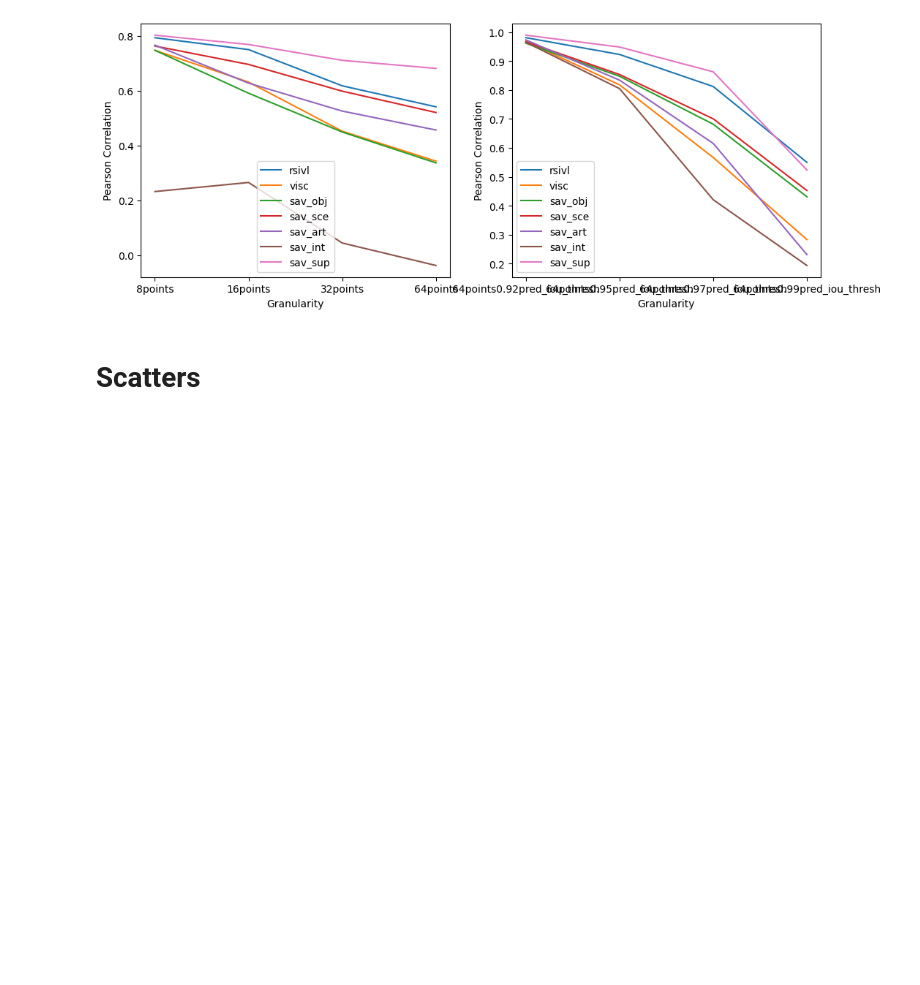
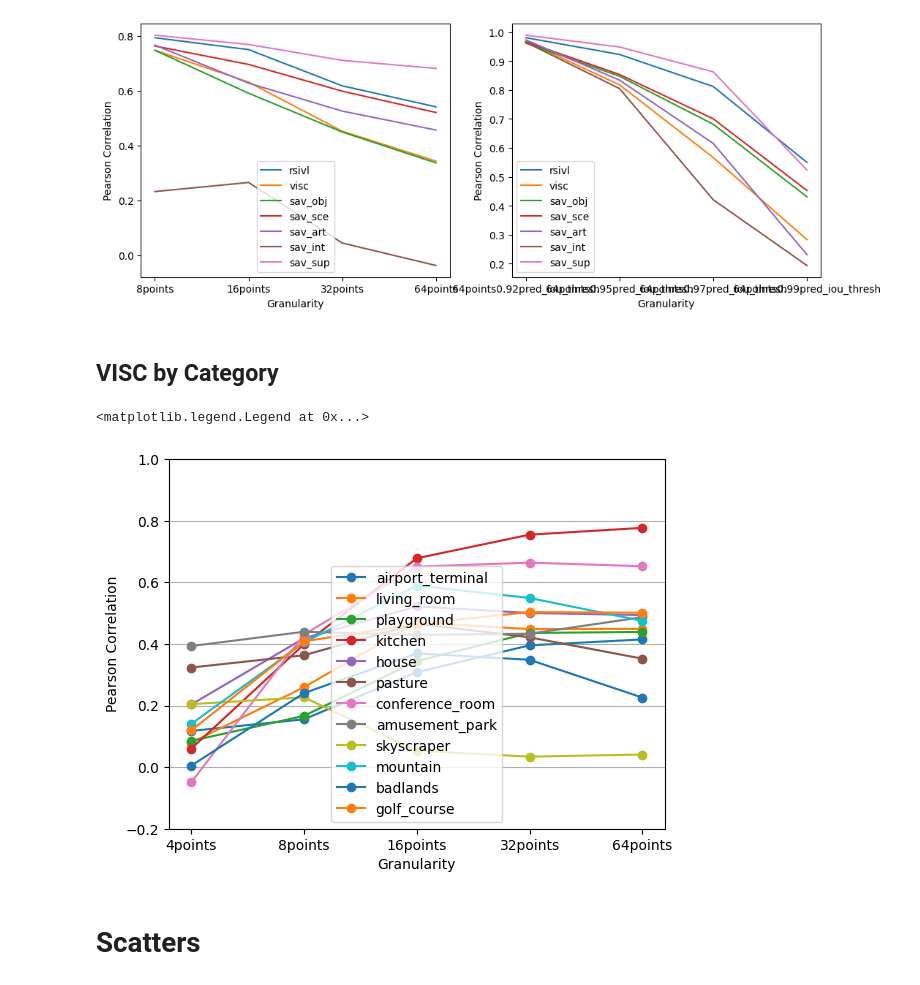
Before and after one commit to shenkev/segment-anything, a Jupyter notebook: analysis/complexity.ipynb, the cells around one changed output. Cells and saved outputs as stored; diff of their text form; code cells hidden in the pictures; blank space fills up the shorter version.

Commit message:
Added correlation plots for viscsc by image category

```diff
--- a/analysis/complexity.ipynb
+++ b/analysis/complexity.ipynb
@@ -132,6 +132,41 @@ plot_column_against_others("complexity")
 plot_column_against_others("4points", "64points0.88pred_iou_thresh")
 # %% [output]
 [figure]
+# %% [markdown]
+## VISC by Category
+# %%
+import json
+with open('/ptmp/tshen/shared/VISCHEMA_SUN/file_categories.json', 'r') as f:
+    file_to_cats = json.load(f)
+# %%
+data['visc']['category'] = data['visc']['filename'].map(file_to_cats)
+# %%
+corr_cat = {}
+
+for c in data['visc']['category'].unique():
+
+    corr_cat[c] = {}
+    columns = ['complexity'] + levels
+
+    for i in range(len(columns)):
+        corr_cat[c][columns[i]] = {}
+        for j in range(i+1, len(columns)):
+            df = data['visc']
+            df = df[df['category'] == c]
+            corr_cat[c][columns[i]][columns[j]] = stats.pearsonr(df[columns[i]], df[columns[j]])
+# %%
+plt.figure()
+for c in data['visc']['category'].unique():
+    plt.plot(corr_cat[c]['complexity'].keys(), [x.statistic for x in corr_cat[c]['complexity'].values()], label=c, marker='o')
+
+plt.ylim(-0.2, 1.0)
+plt.grid(axis='y')
+plt.xlabel("Granularity")
+plt.ylabel("Pearson Correlation")
+plt.legend()
+# %% [output]
+<matplotlib.legend.Legend at 0x...>
+[figure, added]
 # %% [markdown]
 # Scatters
 # %%
```
